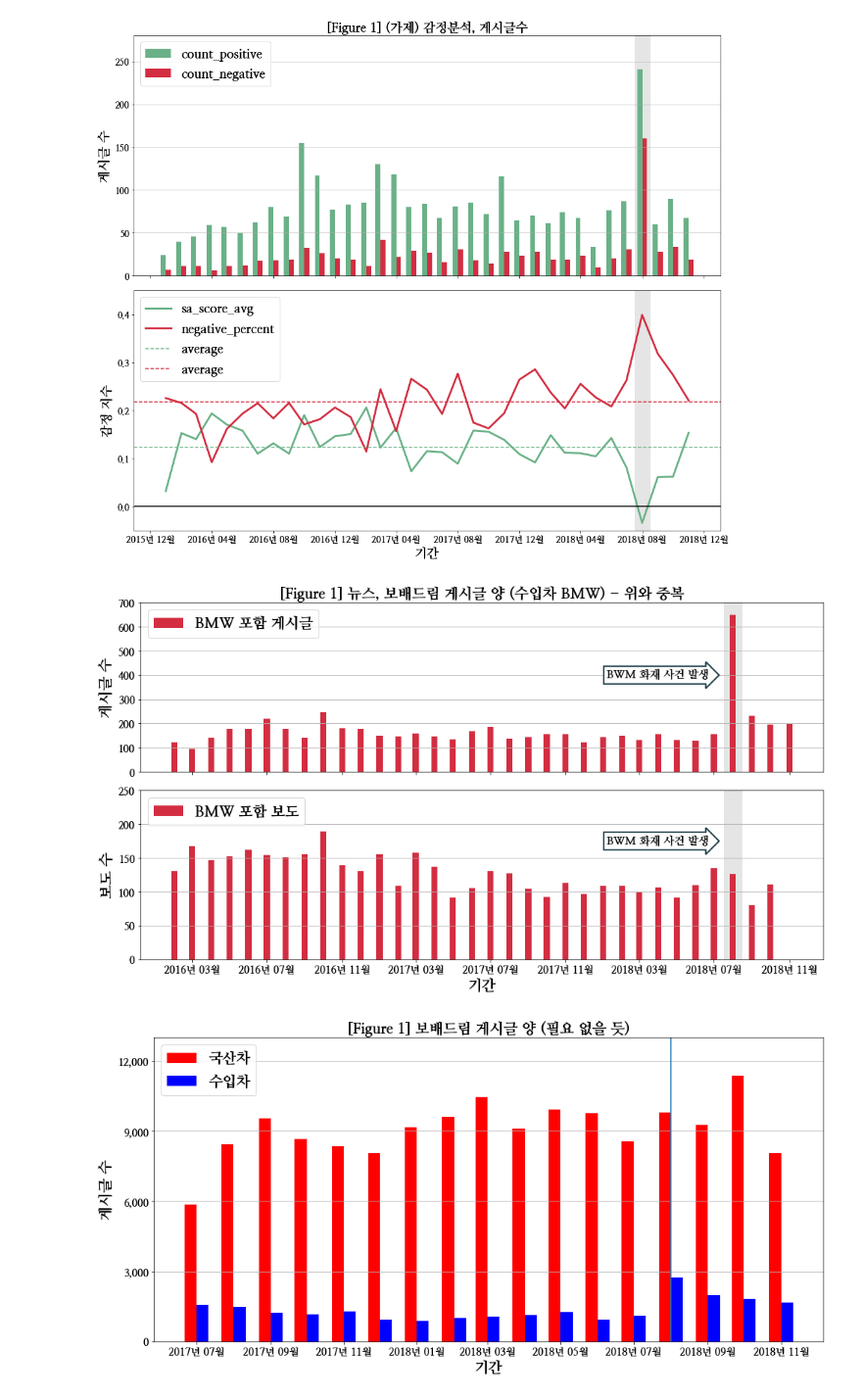
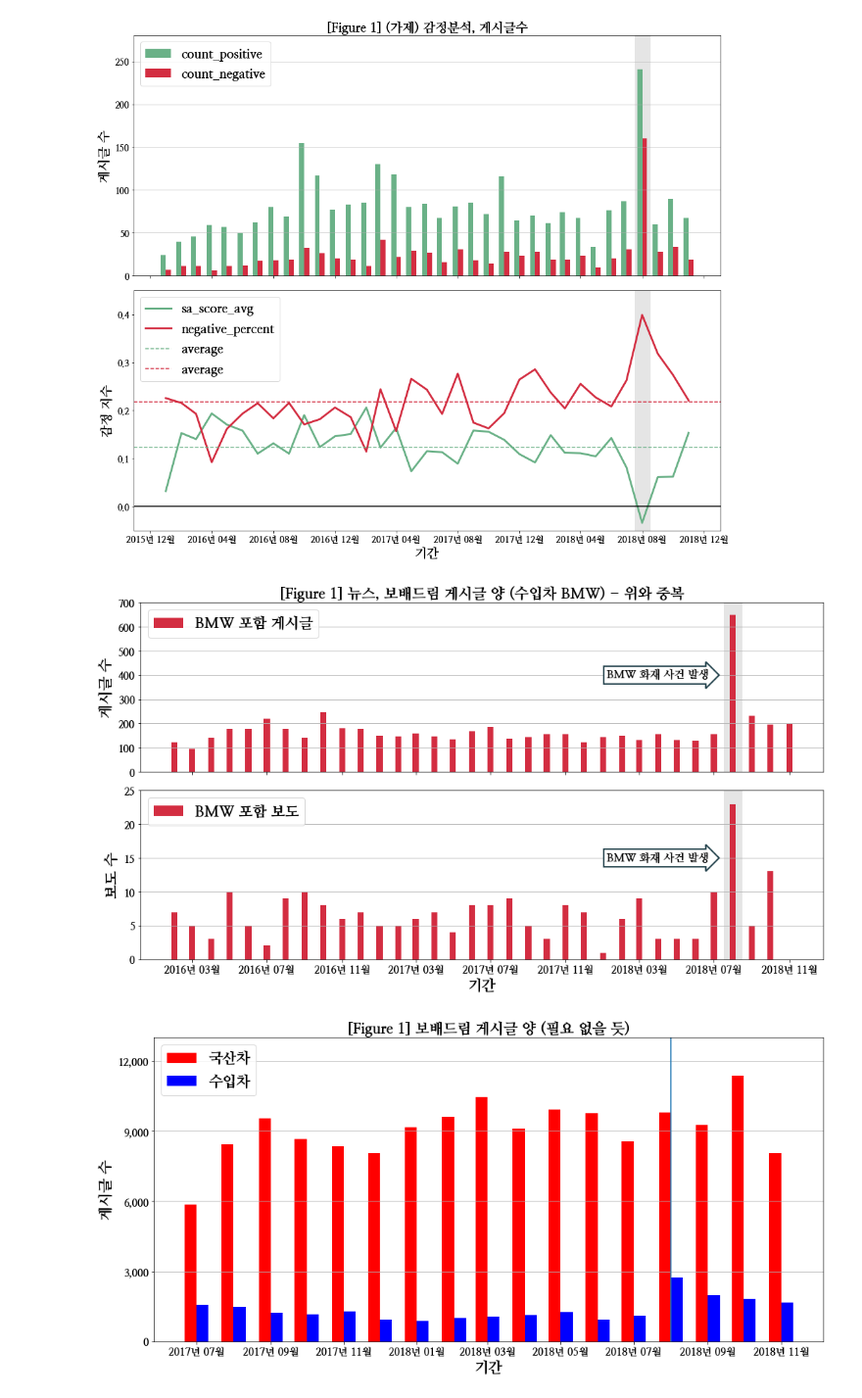
Before and after one commit to Lactobacillus/Media_BigData, a Jupyter notebook: figure 20181215.ipynb, the cells around one changed output. Shown at 98% size. Drawn from its saved outputs; the diff is of its cells as text; code cells hidden in the pictures.

```diff
--- a/figure 20181213.ipynb
+++ b/figure 20181215.ipynb
@@ -99,7 +103,9 @@ df_news = df_news[['title', 'content', 'time']]
 df_bmw = df_int.loc[df_int['content'].str.contains('BMW|bmw|화재|불|리콜|520d|520D')]
 #df_bmw = df_int.loc[df_int['content'].str.contains('BMW|bmw')]
 
-df_news_bmw = df_news.loc[df_news['content'].str.contains('화재|불|리콜|520d|520D')]
+df_news_bmw = df_news.loc[df_news['content'].str.contains('화재|520d|520D')]
+df_news_bmw = df_news.loc[df_news['content'].str.contains('리콜') & df_news['content'].str.contains('BMW|bmw') | df_news['content'].str.contains('화재|520d|520D')]
+df_news_bmw = df_news_bmw.loc[~df_news_bmw['content'].str.contains('프로모션|이벤트|출시|모터쇼')]
 #df_news_bmw = df_news.loc[df_news['content'].str.contains('BMW|bmw')]
 
 df_nat_bmw = df_nat.loc[df_nat['content'].str.contains('화재|불|리콜|520d|520D')]
@@ -272,37 +278,37 @@ ax[1].axvline(x = mdates.date2num(x_news_bmw_date['date'].values)[-3],
 
 ax[0].set_title(r'[Figure 1] 뉴스, 보배드림 게시글 양 (수입차 BMW) - 위와 중복', fontsize = 20, fontname = myeongjo)
 ax[0].set_ylabel('게시글 수', fontsize = 20, fontname = myeongjo)
 ax[0].legend(loc = 'upper left', fontsize = 20)
 ax[0].grid(axis = 'y')
 
 ax[1].set_ylabel('보도 수', fontsize = 20, fontname = myeongjo)
 ax[1].legend(loc = 'upper left', fontsize = 20)
 ax[1].grid(axis = 'y')
 
 ax[0].get_xaxis().set_major_formatter(mdates.DateFormatter('%Y년 %m월'))
 ax[0].get_yaxis().set_major_formatter(tkr.FuncFormatter(lambda x, p: format(int(x), ',')))
 ax[1].get_xaxis().set_major_formatter(mdates.DateFormatter('%Y년 %m월'))
 ax[1].get_yaxis().set_major_formatter(tkr.FuncFormatter(lambda x, p: format(int(x), ',')))
 
 ax[1].set_xlabel('기간', fontsize = 20, fontname = myeongjo)
 
 ax[0].set_ylim(0, 700)
 ax[0].set_yticks(np.arange(0, 700 + 1, 100))
-ax[1].set_ylim(0, 250)
-ax[1].set_yticks(np.arange(0, 250 + 1, 50))
+ax[1].set_ylim(0, 25)
+ax[1].set_yticks(np.arange(0, 25 + 1, 5))
 
 ax[0].text(mdates.date2num(x_bmw_date['date'].values[-8]), 400,
            'BMW 화재 사건 발생', ha = 'center', va = 'center', rotation = 0, size = 15,
            bbox = dict(boxstyle = 'rarrow', fc = (1, 1, 1), ec = '#1F3F49', lw = 2))
 
-ax[1].text(mdates.date2num(x_news_bmw_date['date'].values[-7]), 175,
+ax[1].text(mdates.date2num(x_news_bmw_date['date'].values[-7]), 15,
            'BMW 화재 사건 발생', ha = 'center', va = 'center', rotation = 0, size = 15,
            bbox = dict(boxstyle = 'rarrow', fc = (1, 1, 1), ec = '#1F3F49', lw = 2))
 
 fig.tight_layout()
 plt.show()
 # %% [output]
-[figure, old version]
+[figure, new version]
 # %%
 fig, ax = plt.subplots(1, 1, figsize = (14, 7))
 
```
Also changed, not shown: parts of 4 cells of this notebook.
